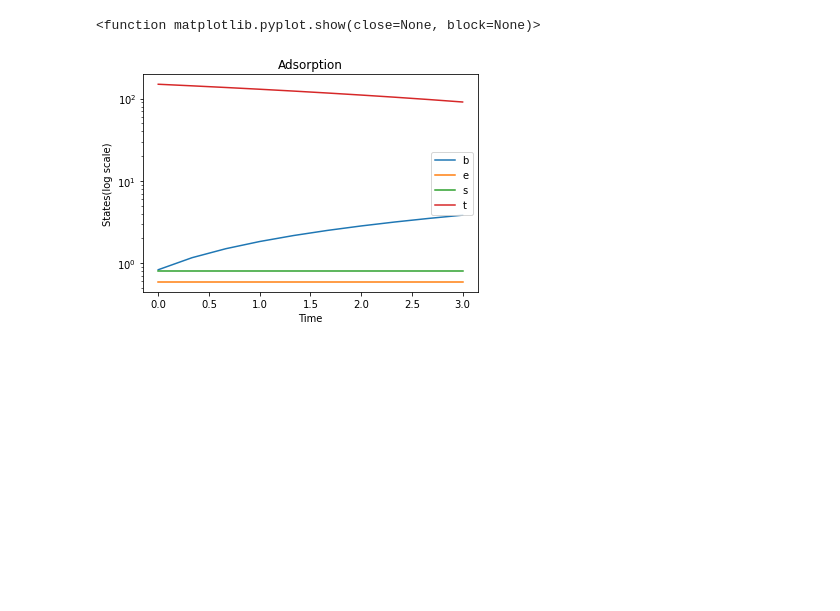
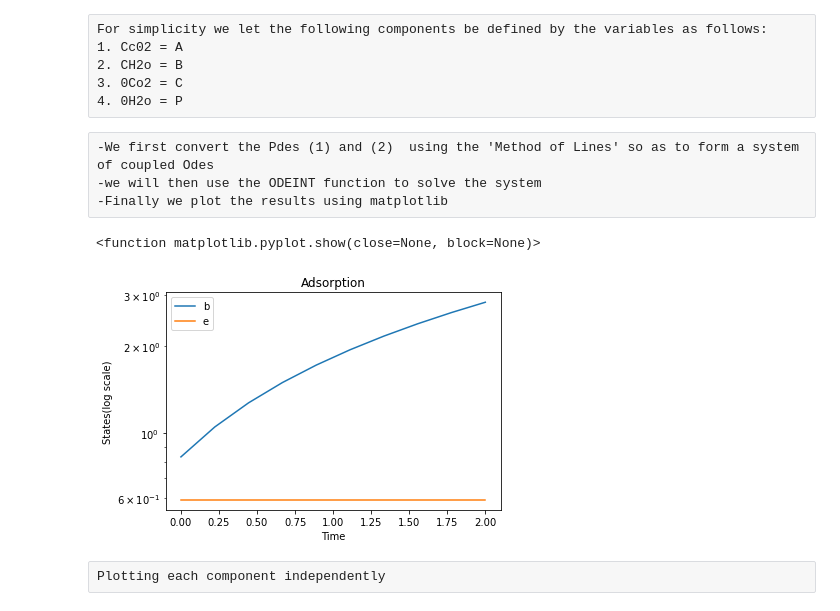
Before and after one commit to sojore/py, a Jupyter notebook: coupled_pde_solution.ipynb, the cells around one changed output. Drawn from its saved outputs; the diff is of its cells as text; code cells hidden in the pictures; blank space fills up the shorter version.

```diff
--- a/coupled_pde_solution.ipynb
+++ b/coupled_pde_solution.ipynb
@@ -1,9 +1,19 @@
+# %% [raw]
+For simplicity we let the following components be defined by the variables as follows:
+1. Cc02 = A
+2. CH2o = B
+3. 0Co2 = C
+4. 0H2o = P
+# %% [raw]
+-We first convert the Pdes (1) and (2)  using the 'Method of Lines' so as to form a system of coupled Odes
+-we will then use the ODEINT function to solve the system
+-Finally we plot the results using matplotlib
 # %%
 # -*- coding: utf-8 -*-
 """
-Created on Mon Jul 12 10:41:09 2021
+Created on Tue Jul 13 10:41:09 2021
 
-@author: sojore
+@author: ghafoor_msc
 """
 #importing important libraries
 import numpy as np
@@ -11,15 +21,18 @@ import matplotlib.pyplot as plt
 from scipy.integrate import odeint
 import pandas as pd
 
+
+#writing the function for the coupled system of equations
 def coupled_pde_func(x,t):
-    #defining constants
-    Co2=0.1889
+
+    #defining all the required constants
     k1=60
     k2=12
     k3=19.6
     k4=75.1
     k5=19.8
     kCo2=375.3
+    Co2=0.1889
     ohmCo2=0.038
     N=20
     L=1
@@ -27,76 +40,73 @@ def coupled_pde_func(x,t):
     DCo2=0.549
     DH20=0.873
     dt=0.1
-    t_final=150
-    T0=0
+    t_final=150 #--final time(t=150)
+    T0=0        #---initial time (t=0)
 
-    #assinging each ODE a vector element
-    A=x[0]
-    B=x[1]
-    C=x[2]
-    P=x[3]
+    #assigning each ODE a vector element (Conversion from scalar to vector components)
+    A=x[0]   # ---A= Cco2
+    B=x[1]   # ---B=CH2o
+    C=x[2]   # ---C=0Co2
+    P=x[3]   # ---P=0H20
 
-    t = np.linspace(0, 10, 150)
-    dt = np.diff(t)
-    x=np.linspace(dx/2,L-dx/2,N)
-    A=np.ones(N)*T0
+    t = np.linspace(0, 10, 150)  #--defining the time vector ranging from 0-10(can be changed based on ones preference)
+    dt = np.diff(t)              #--defining the change in time (t)
+    x=np.linspace(dx/2,L-dx/2,N) #--converting the x-components into a sort of array with given dimensions
+    A=np.ones(N)*T0              #--initializing the vector functions to start at time (t=0)
     B=np.ones(N)*T0
     C=np.ones(N)*T0
     P=np.ones(N)*T0
-    dAdt=np.empty(N)
+    dAdt=np.empty(N)             #--initializing the derivertives for components A,B,C,P
     dBdt=np.empty(N)
     dCdt=np.empty(N)
     dPdt=np.empty(N)
-    t1=np.arange(0,150,0.1)
-    #t2=t1.all()
-    #t1=np.logical_and(t1)
+    t1=np.arange(0,150,0.1)      #--defining a variable (t1) to setting the end point for our derivertive functions
+
 
 
     #defining the ODES
-    for j in range(1,len(t1)):
+    for j in range(1,len(t1)):    #running a nested for_loop to help in defining the Odes
         for i in range(1,N-1):
+            #the 4-system of coupled equations
             dAdt[i]=-(A[i+1]-A[i-1])/2*dx+(DCo2*(A[i+1]-2*A[i]+A[i-1]))/dx**2-(k1-Co2)*(1-C[i]-P[i])
             dBdt[i]=-(B[i+1]-B[i-1])/2*dx+(DH20*(B[i+1]-2*B[i]+B[i+1]))/dx**2+k2*A[i]*P[i]-k3*(1-C[i]-P[i])-(k4*B[i])/(1+Co2*A[i])
             dCdt[i]=-((k1*Co2)*(1-C[i]-P[i]))/ohmCo2
             dPdt=(k2*A*P)-k3*(1-C-P)-(k4*B*C)/(1+kCo2*A)+k5*A*C*P
 
             #the function returns several outputs,so you can run each to see the output
             df0=[dAdt[0],dBdt[0],dCdt[0],dPdt[0]]
 #             df1=[dAdt[1],dBdt[1],dCdt[1],dPdt[1]]
 #             df2=[dAdt[2],dBdt[2],dCdt[2],dPdt[2]]
 #             df3=[dAdt[3],dBdt[3],dCdt[3],dPdt[3]]
 
     return df0
 
 #printing out some initial conditions
 x0=[0.83,0.59,0.8,150]
 
 #print(coupled_pde_func(x=x0,t=0))
 s=(coupled_pde_func(x=x0,t=0))
-#for k in s:
-    #print (k[0],k[1],k[2])
 
 ##solving the system using odeint ----declaring a time vector
 
-t=np.linspace(0,3,10)  #you can change the values of the parameter depending on the choice
-x=odeint(coupled_pde_func,x0,t)
+t=np.linspace(0,2,10)             #---you can change the values of the parameter depending on the choice
 
-A=x[:,0]
+x=odeint(coupled_pde_func,x0,t)   #---calling the ODEINT function to solve our coupled_system  of equations
+
+A=x[:,0]    #storing the outputs of the ODEINT results in the following defined vector components
 B=x[:,1]
 C=x[:,2]
 P=x[:,3]
 
-#ploting the results
-
-plt.semilogy(t,A,label='Cco2')
-plt.semilogy(t,B,label='CH2o')
-plt.semilogy(t,C,label='0Co2')
-plt.semilogy(t,P,label='0H2o')
+plt.semilogy(t,A,label='Cco2')    #--plotting the Components Cco2,CH20,0Co2,0H20
+plt.semilogy(t,B,label='CH2o')    #--using the semilogy function for a better scaling for exponentially increasing components
 plt.ylabel('States(log scale)')
 plt.title('Adsorption')
 plt.xlabel('Time')
 plt.legend('best')
 plt.show
 # %% [output]
 <function matplotlib.pyplot.show(close=None, block=None)>
-[figure, old version]
+[figure, new version]
+# %% [raw]
+Plotting each component independently
```
Also changed, not shown: parts of 5 cells of this notebook, 2 other files.
